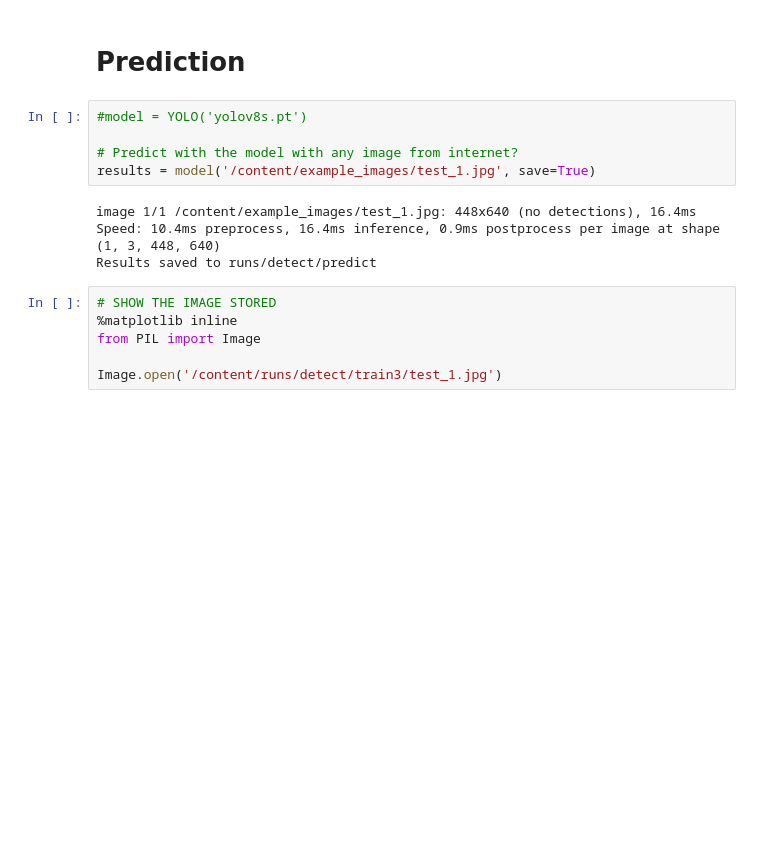
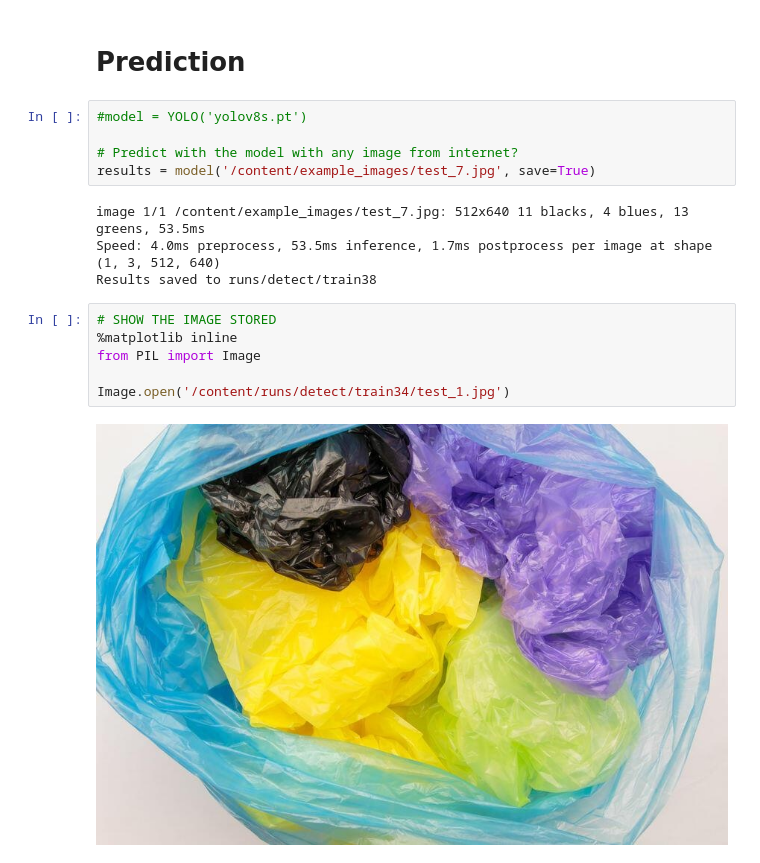
Before and after one commit to vhinatav/Computer-Vision-Project, a Jupyter notebook: ComputerVisionProject.ipynb, the cells around one changed output. Drawn from its saved outputs; the diff is of its cells as text; blank space fills up the shorter version.

```diff
--- a/ComputerVisionProject.ipynb
+++ b/ComputerVisionProject.ipynb
@@ -208,14 +176,16 @@ Image.open('path')
 #model = YOLO('yolov8s.pt')
 
 # Predict with the model with any image from internet?
-results = model('/content/example_images/test_1.jpg', save=True)
+results = model('/content/example_images/test_7.jpg', save=True)
 # %% [output]
-image 1/1 /content/example_images/test_1.jpg: 448x640 (no detections), 16.4ms
-Speed: 10.4ms preprocess, 16.4ms inference, 0.9ms postprocess per image at shape (1, 3, 448, 640)
-Results saved to runs/detect/predict
+image 1/1 /content/example_images/test_7.jpg: 512x640 11 blacks, 4 blues, 13 greens, 53.5ms
+Speed: 4.0ms preprocess, 53.5ms inference, 1.7ms postprocess per image at shape (1, 3, 512, 640)
+Results saved to runs/detect/train38
 # %%
 # SHOW THE IMAGE STORED
 %matplotlib inline
 from PIL import Image
 
-Image.open('/content/runs/detect/train3/test_1.jpg')
+Image.open('/content/runs/detect/train34/test_1.jpg')
+# %% [output]
+[figure, added]
```
Also changed, not shown: parts of 2 cells of this notebook.
